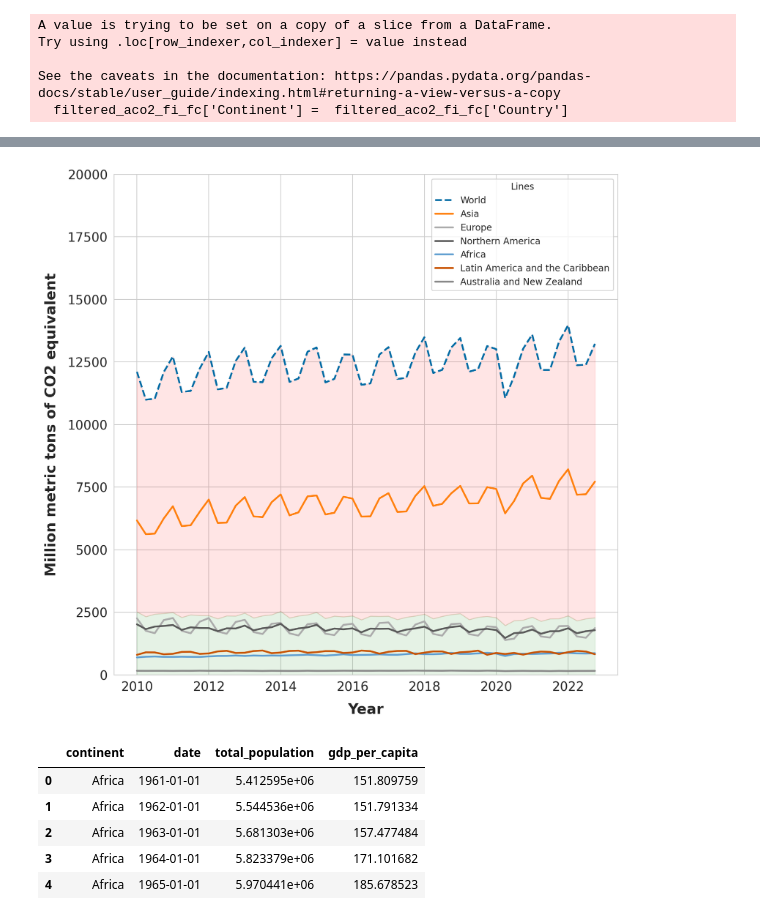
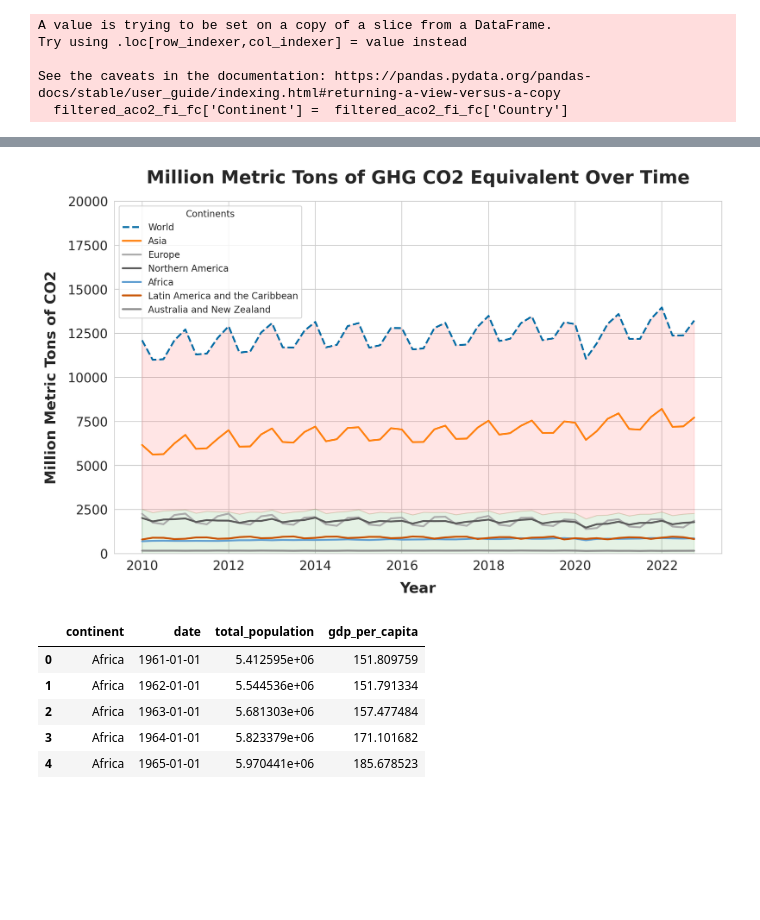
Before and after one commit to RicoFio/6.C85, a Jupyter notebook: projects/assignments/a4/data/a4_analysis.ipynb, the cells around one changed output, grey strips where cells are left out. Cells and saved outputs as stored; diff of their text form; code cells hidden in the pictures; blank space fills up the shorter version.

```diff
--- a/projects/assignments/a4/data/a4_analysis.ipynb
+++ b/projects/assignments/a4/data/a4_analysis.ipynb
@@ -5,6 +5,7 @@ import matplotlib.pyplot as plt
 import datetime as dt
 import wbdata
 import re
+import numpy as np
 import statsmodels.api as sm
 %config InlineBackend.figure_format = 'retina'
 from dateutil.relativedelta import relativedelta
@@ -15,8 +16,8 @@ rc_params = {
     'axes.labelsize': 16,  # Larger font size for the x and y labels
     'axes.labelweight': 'bold',  # Bold font weight for the labels
     'axes.labelpad': 10,  # Padding between the labels and the axes
-    'axes.titlesize': 18,  # Larger font size for the title
-    'axes.titlepad': 10,
+    'axes.titlesize': 20,  # Larger font size for the title
+    'axes.titlepad': 20,
     'axes.titleweight': 'bold',  # Bold font weight for the title
     'xtick.labelsize': 14,  # Font size for the x-tick labels
     'ytick.labelsize': 14,  # Font size for the y-tick labels
@@ -25,7 +26,7 @@ rc_params = {
 }
 plt.rcParams.update(rc_params)
 
-plt.style.use('tableau-colorblind10')
+# plt.style.use('tableau-colorblind10')
 # %% [markdown]
 # Load Population Data
 # %%
@@ -261,26 +313,28 @@ filtered_aco2_fi_fc_clipped_melted_by_continent[filtered_aco2_fi_fc_clipped_melt
 # %%
-fig, ax = plt.subplots(1,1,figsize=(10, 10))
+fig, ax = plt.subplots(1,1,figsize=(12, 7))
 
 # Sort DataFrame columns based on the last row's values
 sorted_columns = filtered_aco2_fi_fc_clipped_melted_by_continent.iloc[-1].sort_values(ascending=False).index
 sorted_df = filtered_aco2_fi_fc_clipped_melted_by_continent[sorted_columns]
 
 # Plot each line
 for column in sorted_df:
     ax.plot(sorted_df.index, sorted_df[column], label=column, linestyle='--' if column == 'World' else '-')
 
 ax.fill_between(x=sorted_df.index, y1=sorted_df['Northern America']+500, y2=sorted_df['World'], color='red', alpha=0.1)
 ax.fill_between(x=sorted_df.index, y1=0, y2=sorted_df['Northern America']+500, color='green', alpha=0.1)
 # Adjust legend
 # The legend will automatically order based on the plotting order, which is now sorted
-ax.legend(title='Lines')
+ax.set_title('Million Metric Tons of GHG CO2 Equivalent Over Time')
+ax.legend(title='Continents')
 ax.set_ylim(0,20000)
 ax.set_xlabel('Year')
-ax.set_ylabel('Million metric tons of CO2 equivalent')
-
+ax.set_ylabel('Million Metric Tons of CO2')
+# fig.tight_layout()
+fig.savefig('./ghg_emissions_us_wins.svg')
 plt.show()
 # %% [output]
-[figure, old version]
+[figure, new version]
 # %%
 co2_population_data_df = population_data_df[population_data_df['continent'].isin(countries_to_consider)]
 # %%
```
Also changed, not shown: parts of 17 cells of this notebook, 2 other files.
